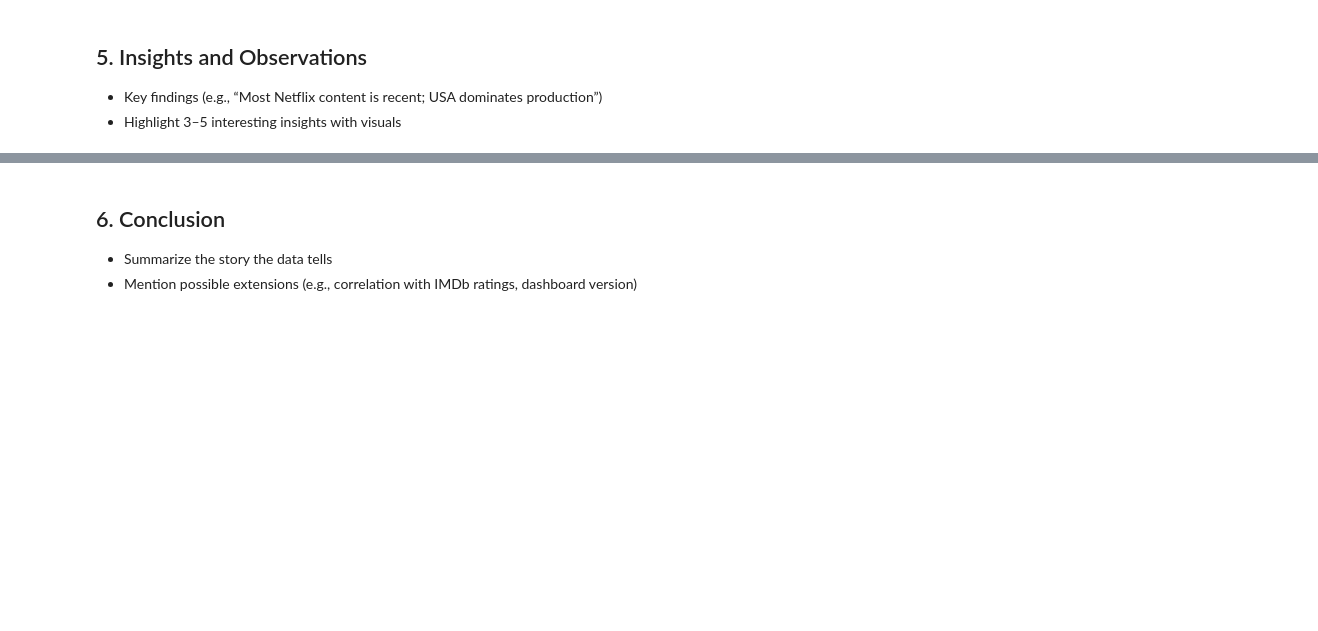
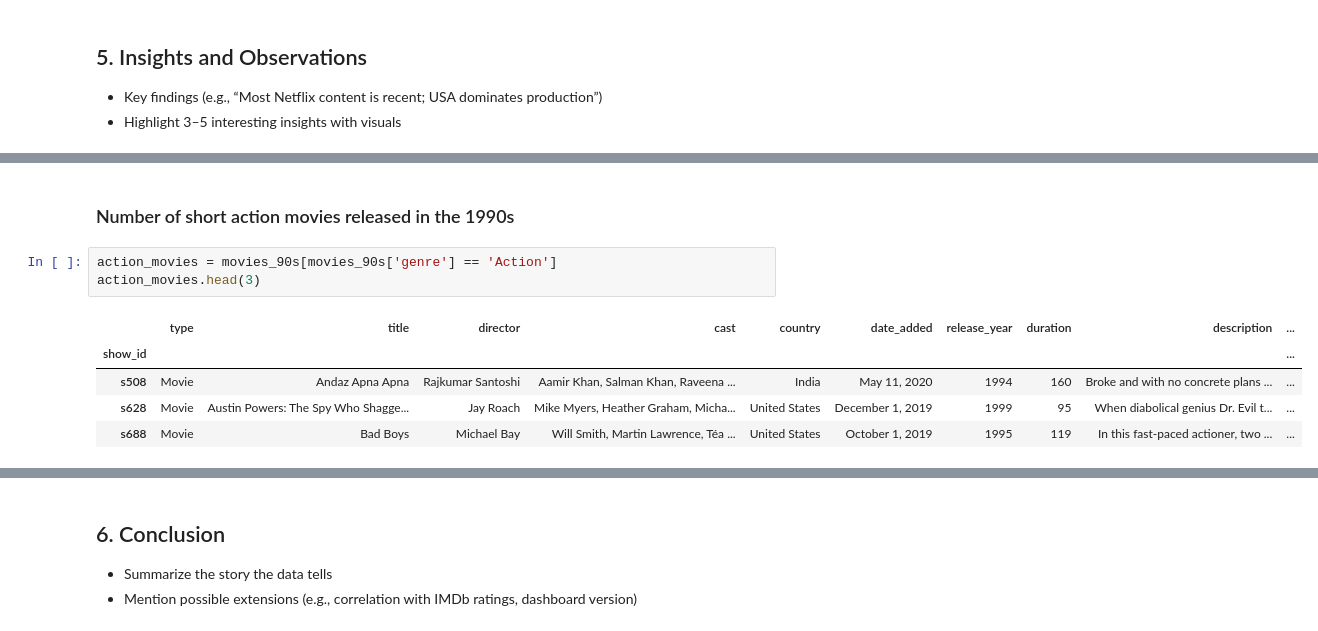
Before and after one commit to GustavMartinez/netflix-eda, a Jupyter notebook: netflix_eda.ipynb, the cells around one changed output, grey strips where cells are left out. Cells and saved outputs as stored; diff of their text form; blank space fills up the shorter version.

```diff
--- a/netflix_eda.ipynb
+++ b/netflix_eda.ipynb
@@ -309,0 +351,11 @@ plt.show()
+# %% [markdown]
+### Number of short action movies released in the 1990s
+# %%
+action_movies = movies_90s[movies_90s['genre'] == 'Action']
+action_movies.head(3)
+# %% [output]
+|  | type | title | director | cast | country | date_added | release_year | duration | description | ... |
+| show_id |  |  |  |  |  |  |  |  |  | ... |
+| s508 | Movie | Andaz Apna Apna | Rajkumar Santoshi | Aamir Khan, Salman Khan, Raveena ... | India | May 11, 2020 | 1994 | 160 | Broke and with no concrete plans ... | ... |
+| s628 | Movie | Austin Powers: The Spy Who Shagge... | Jay Roach | Mike Myers, Heather Graham, Micha... | United States | December 1, 2019 | 1999 | 95 | When diabolical genius Dr. Evil t... | ... |
+| s688 | Movie | Bad Boys | Michael Bay | Will Smith, Martin Lawrence, Téa ... | United States | October 1, 2019 | 1995 | 119 | In this fast-paced actioner, two ... | ... |
```
Also changed, not shown: parts of 5 cells of this notebook.
